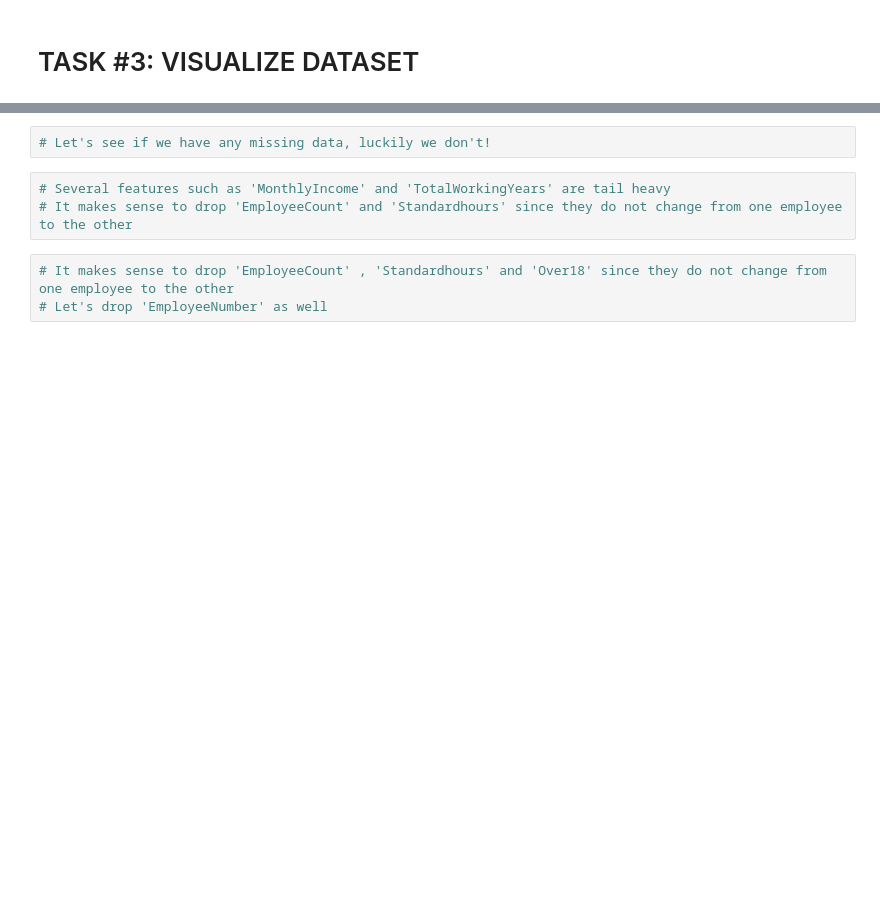
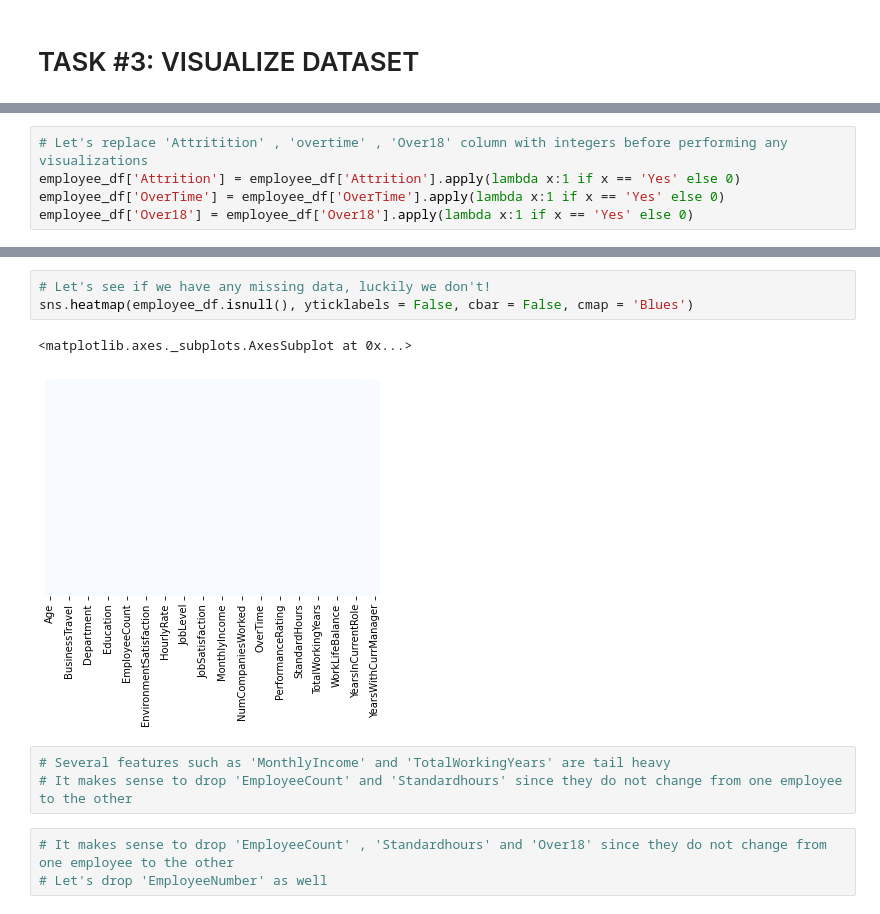
Before and after one commit to realize1103/DataScienceForBusiness, a Jupyter notebook: Human_Resources_Department_Skeleton.ipynb, the cells around one changed output, grey strips where cells are left out. Saved outputs shown, nothing was run; the diff lists cells and outputs as text; blank space fills up the shorter version.

```diff
--- a/Human_Resources_Department_Skeleton.ipynb
+++ b/Human_Resources_Department_Skeleton.ipynb
@@ -111,0 +111,5 @@ employee_df.describe()
+# %%
+# Let's replace 'Attritition' , 'overtime' , 'Over18' column with integers before performing any visualizations
+employee_df['Attrition'] = employee_df['Attrition'].apply(lambda x:1 if x == 'Yes' else 0)
+employee_df['OverTime'] = employee_df['OverTime'].apply(lambda x:1 if x == 'Yes' else 0)
+employee_df['Over18'] = employee_df['Over18'].apply(lambda x:1 if x == 'Yes' else 0)
@@ -112,5 +132,9 @@ employee_df.describe()
 # %%
 # Let's see if we have any missing data, luckily we don't!
+sns.heatmap(employee_df.isnull(), yticklabels = False, cbar = False, cmap = 'Blues')
+# %% [output]
+<matplotlib.axes._subplots.AxesSubplot at 0x...>
+[figure, added]
 # %%
 # Several features such as 'MonthlyIncome' and 'TotalWorkingYears' are tail heavy
 # It makes sense to drop 'EmployeeCount' and 'Standardhours' since they do not change from one employee to the other
```
Also changed, not shown: parts of 3 cells of this notebook.
